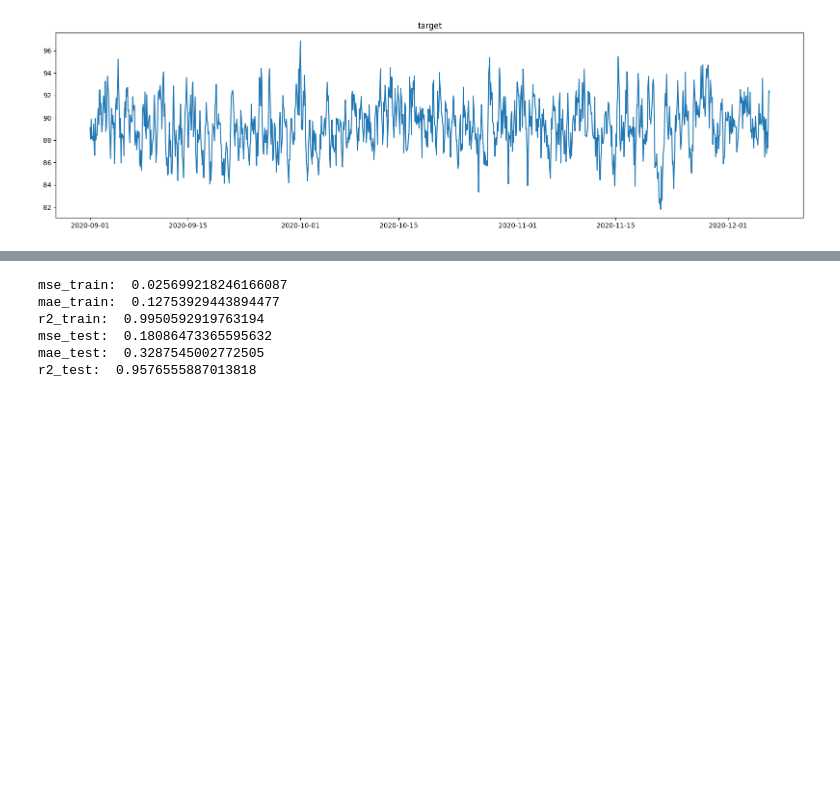
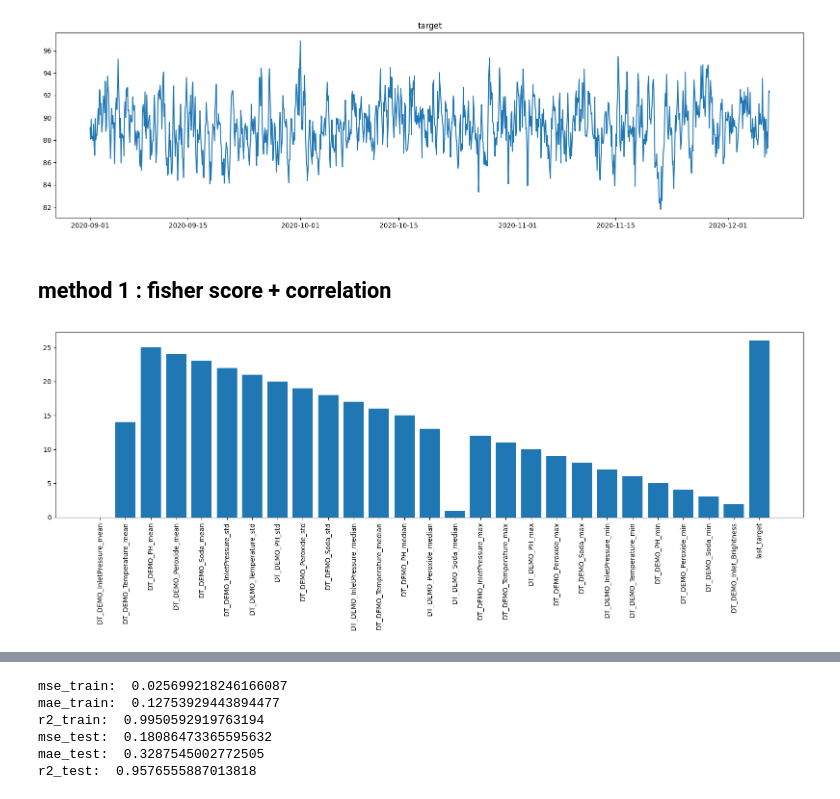
Before and after one commit to qiunimate/bleaching, a Jupyter notebook: main.ipynb, the cells around one changed output, grey strips where cells are left out. Saved outputs shown, nothing was run; the diff lists cells and outputs as text; code cells hidden in the pictures; blank space fills up the shorter version.

Commit message:
grid search, 2 mothods of feature selections

```diff
--- a/main.ipynb
+++ b/main.ipynb
@@ -153,3 +177,21 @@ draw_time_series_plot(df_input, 'target')
 [figure]
 [figure]
 [figure]
+# %% [markdown]
+## method 1 : fisher score + correlation
+# %%
+# feature selection
+features = np.array(df_input.drop(columns=["time_stamp","target"]))
+targets = np.array(["target"])
+ranks = fisher_score.fisher_score(features, targets)
+# plot the scores with names
+plt.figure(figsize=(20, 5))
+plt.xticks(rotation=90)
+plt.bar(df_input.drop(columns=["time_stamp","target"]).columns, ranks)
+plt.show()
+
+# thus, we choose the following features
+important_features = ["DT_DEMO_Temperature_mean", "DT_DEMO_PH_mean", "DT_DEMO_Peroxide_mean", "DT_DEMO_Soda_mean", "DT_DEMO_InletPressure_mean", "DT_DEMO_InletPressure_std", "DT_DEMO_Temperature_std", "DT_DEMO_PH_std", "DT_DEMO_Peroxide_std", "DT_DEMO_Soda_std", "DT_DEMO_Temperature_median", "DT_DEMO_PH_median", "DT_DEMO_Peroxide_median"]
+features = np.array(df_input[important_features])
+# %% [output]
+[figure, added]
```
Also changed, not shown: parts of 18 cells of this notebook, 1 other file.
